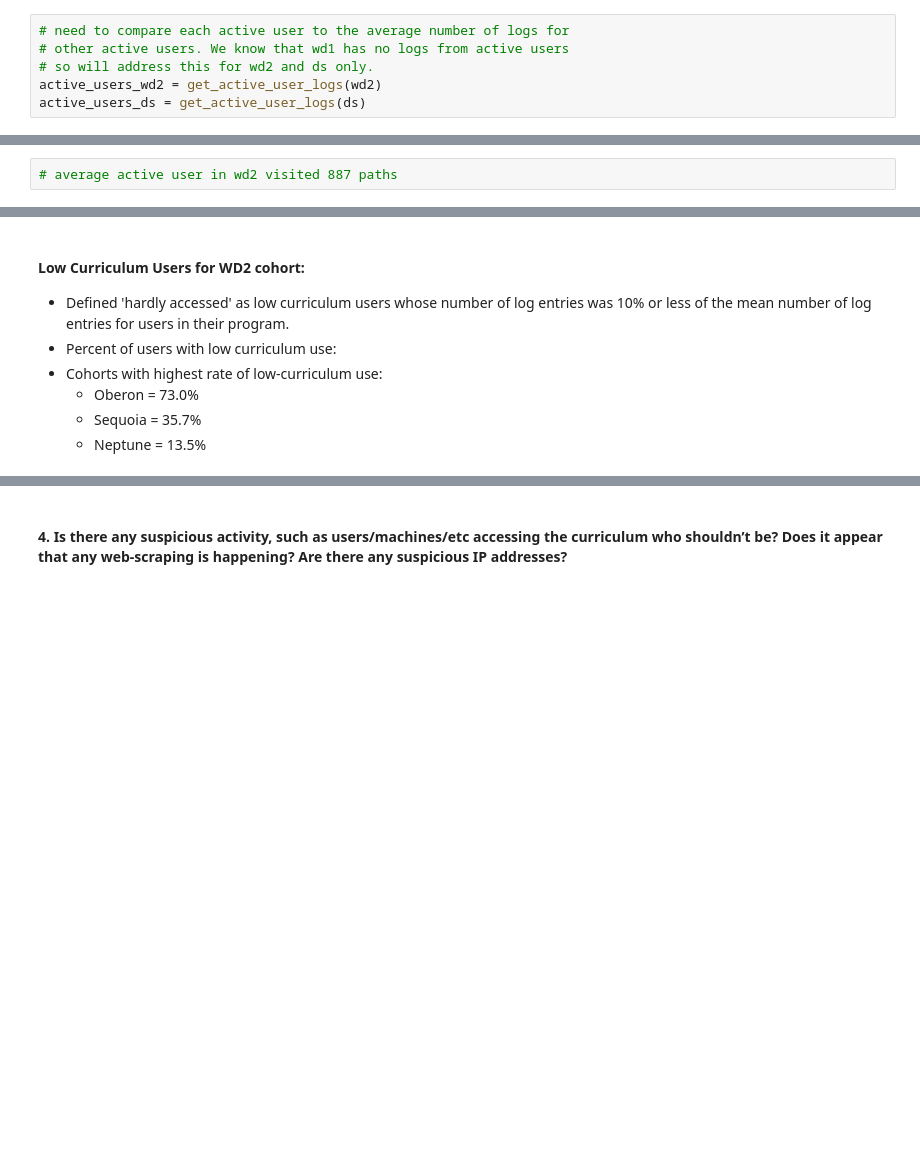
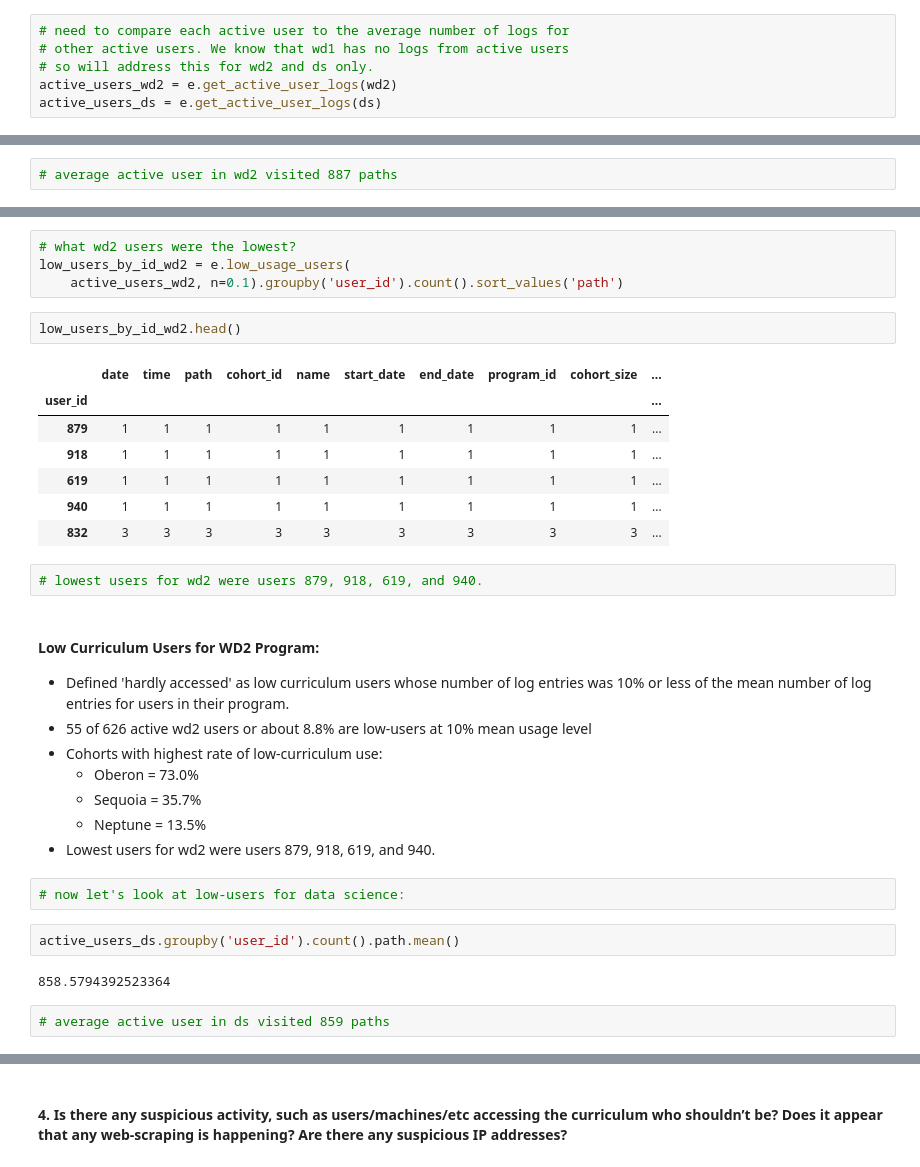
Before and after one commit to corey-baughman/016_anomaly_detection_project, a Jupyter notebook: explore.ipynb, the cells around one changed output, grey strips where cells are left out. Cells and saved outputs as stored; diff of their text form; blank space fills up the shorter version.

```diff
--- a/explore.ipynb
+++ b/explore.ipynb
@@ -558,8 +558,8 @@ e.viz_top_lessons(ds)
 # need to compare each active user to the average number of logs for
 # other active users. We know that wd1 has no logs from active users
 # so will address this for wd2 and ds only.
-active_users_wd2 = get_active_user_logs(wd2)
-active_users_ds = get_active_user_logs(ds)
+active_users_wd2 = e.get_active_user_logs(wd2)
+active_users_ds = e.get_active_user_logs(ds)
 # %%
 active_users_wd2.head()
 # %% [output]
@@ -651,11 +619,36 @@ low_user_cohorts
 | Ceres | 1 | 29 | 0.034483 |
 | Fortuna | 1 | 29 | 0.034483 |
 | Yosemite | 1 | 29 | 0.034483 |
+# %%
+# what wd2 users were the lowest?
+low_users_by_id_wd2 = e.low_usage_users(
+    active_users_wd2, n=0.1).groupby('user_id').count().sort_values('path')
+# %%
+low_users_by_id_wd2.head()
+# %% [output]
+|  | date | time | path | cohort_id | name | start_date | end_date | program_id | cohort_size | ... |
+| user_id |  |  |  |  |  |  |  |  |  | ... |
+| 879 | 1 | 1 | 1 | 1 | 1 | 1 | 1 | 1 | 1 | ... |
+| 918 | 1 | 1 | 1 | 1 | 1 | 1 | 1 | 1 | 1 | ... |
+| 619 | 1 | 1 | 1 | 1 | 1 | 1 | 1 | 1 | 1 | ... |
+| 940 | 1 | 1 | 1 | 1 | 1 | 1 | 1 | 1 | 1 | ... |
+| 832 | 3 | 3 | 3 | 3 | 3 | 3 | 3 | 3 | 3 | ... |
+# %%
+# lowest users for wd2 were users 879, 918, 619, and 940.
 # %% [markdown]
-#### Low Curriculum Users for WD2 cohort:
+#### Low Curriculum Users for WD2 Program:
 - Defined 'hardly accessed' as low curriculum users whose number of log entries was 10% or less of the mean number of log entries for users in their program.
-- Percent of users with low curriculum use:
+- 55 of 626 active wd2 users or about 8.8% are low-users at 10% mean usage level
 - Cohorts with highest rate of low-curriculum use:
     - Oberon = 73.0%
     - Sequoia = 35.7%
     - Neptune = 13.5%
+- Lowest users for wd2 were users 879, 918, 619, and 940.
+# %%
+# now let's look at low-users for data science:
+# %%
+active_users_ds.groupby('user_id').count().path.mean()
+# %% [output]
+858.5794392523364
+# %%
+# average active user in ds visited 859 paths
```
Also changed, not shown: parts of 16 cells of this notebook, 1 other file.
